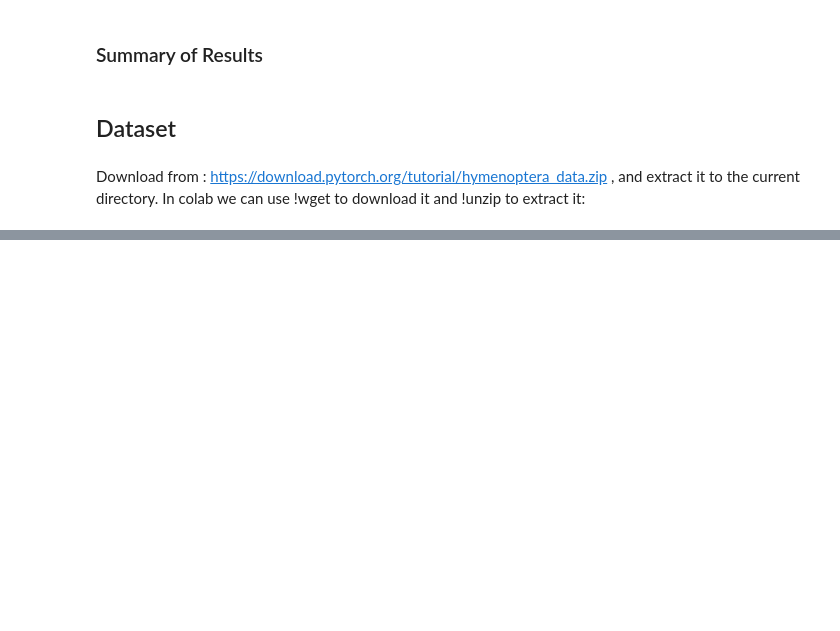
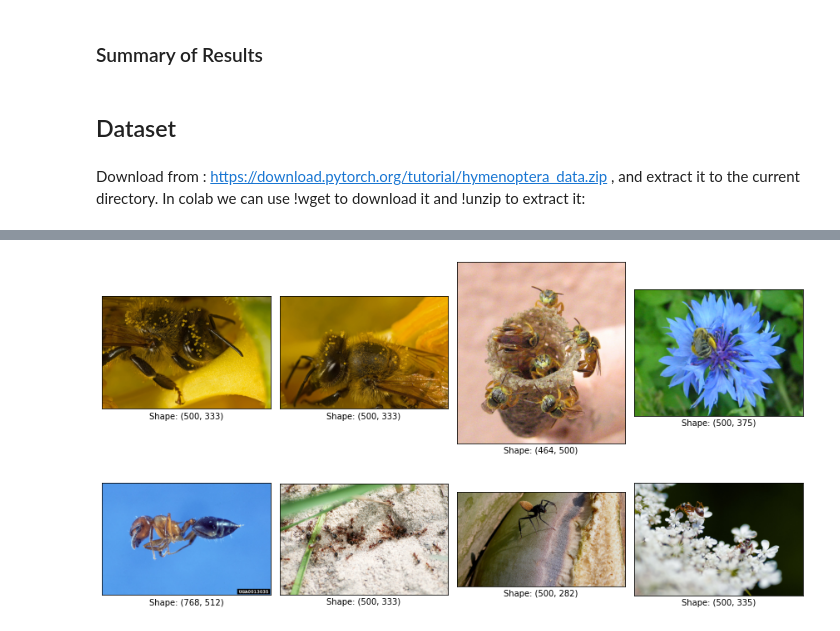
Before and after one commit to scudr/Transfer_learning, a Jupyter notebook: transfer_learning.ipynb, the cells around one changed output, grey strips where cells are left out. Drawn from its saved outputs; the diff is of its cells as text; code cells hidden in the pictures; blank space fills up the shorter version.

Commit message:
visualized dataset

```diff
--- a/transfer_learning.ipynb
+++ b/transfer_learning.ipynb
@@ -193,0 +142,32 @@ with zipfile.ZipFile(zip_file, 'r') as zip_ref:
+# %%
+from PIL import Image
+
+def visualize_images(directory, title="", num_images=4):
+    # Get the file paths of all images in the directory
+    image_paths = []
+    for filename in os.listdir(directory):
+        if filename.endswith(".jpg"):
+            image_paths.append(os.path.join(directory, filename))
+
+    # Sample image paths
+    random.sample(image_paths, num_images)
+    # Shuffle the image paths randomly
+    #random.shuffle(image_paths)
+
+    # Create a figure with subplots
+    fig, axes = plt.subplots(1, num_images, figsize=(12, 4))
+
+    # Load and display images
+    for i in range(num_images):
+        image = Image.open(image_paths[i])
+        axes[i].imshow(image)
+        axes[i].set_yticks([])
+        axes[i].set_xticks([])
+        axes[i].set_xlabel(f"Shape: {image.size}")
+
+    # Adjust spacing between subplots
+    plt.tight_layout()
+    # Set title
+    plt.title(title)
+    # Display the plot
+    plt.show()
@@ -193,0 +180,12 @@ with zipfile.ZipFile(zip_file, 'r') as zip_ref:
+# %%
+# Directory containing the images
+train_dir = "hymenoptera_data/train"
+bees_directory = os.path.join(train_dir, "bees")
+ants_directory = os.path.join(train_dir, "ants")
+
+# Visualize images
+visualize_images(bees_directory, num_images=4)
+visualize_images(ants_directory, num_images=4)
+# %% [output]
+[figure, added]
+[figure, added]
```
Also changed, not shown: parts of 9 cells of this notebook.
